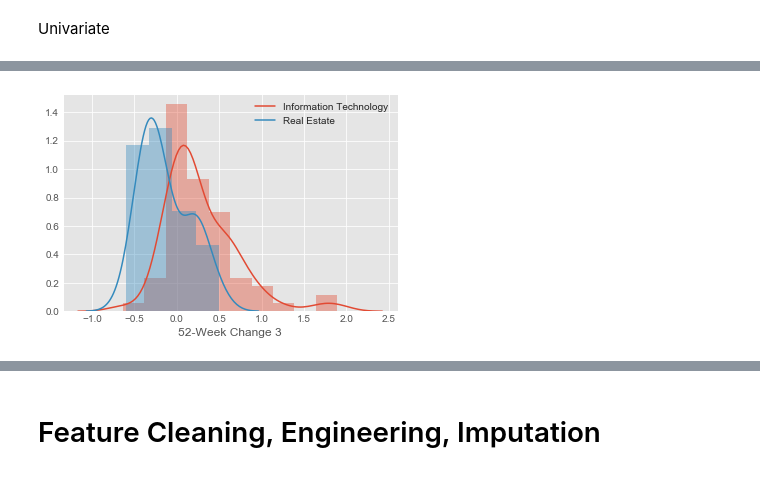
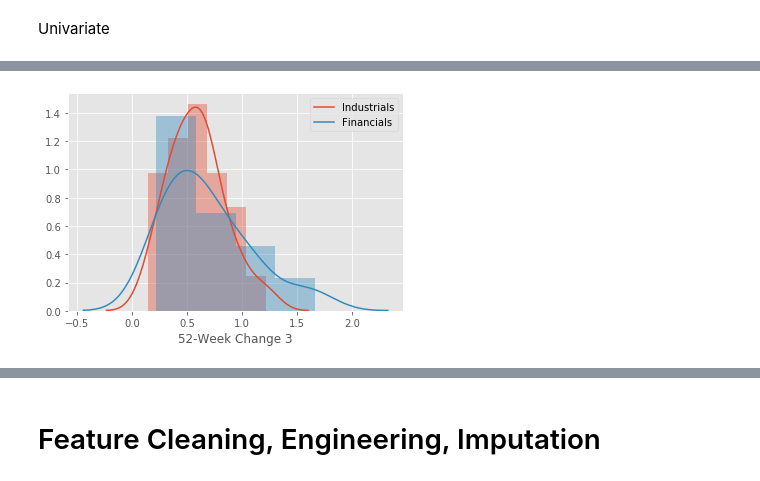
Before and after one commit to June1220/Stock-Machine-Learning, a Jupyter notebook: Get Finance Data.ipynb, the cells around one changed output, grey strips where cells are left out. Saved outputs shown, nothing was run; the diff lists cells and outputs as text; code cells hidden in the pictures.

```diff
--- a/Get Finance Data.ipynb
+++ b/Get Finance Data.ipynb
@@ -724,7 +287,6 @@ sns.countplot(y='Sector' , data=sp500)
 # %%
-sns.distplot(sp500.loc[sp500['Sector'] == 'Information Technology']['52-Week Change 3'], kde_kws={"label": "Information Technology"});
-#sns.distplot(sp500.loc[sp500['Sector'] == 'Industrials']['52-Week Change 3'], kde_kws={"label": "Industrials"});
-#sns.distplot(sp500.loc[sp500['Sector'] == 'Health Care']['52-Week Change 3'], kde_kws={"label": "Health Care"});
-sns.distplot(sp500.loc[sp500['Sector'] == 'Real Estate']['52-Week Change 3'], kde_kws={"label": "Real Estate"});
+sns.distplot(sp500.loc[sp500["GICS Sector"] == "Industrials"]['52-Week Change 3'], kde_kws={"label": "Industrials"});
+
+sns.distplot(sp500.loc[sp500["GICS Sector"] == 'Financials']['52-Week Change 3'], kde_kws={"label": "Financials"});
 # %% [output]
-[figure, old version]
+[figure, new version]
```
Also changed, not shown: parts of 136 cells of this notebook.
